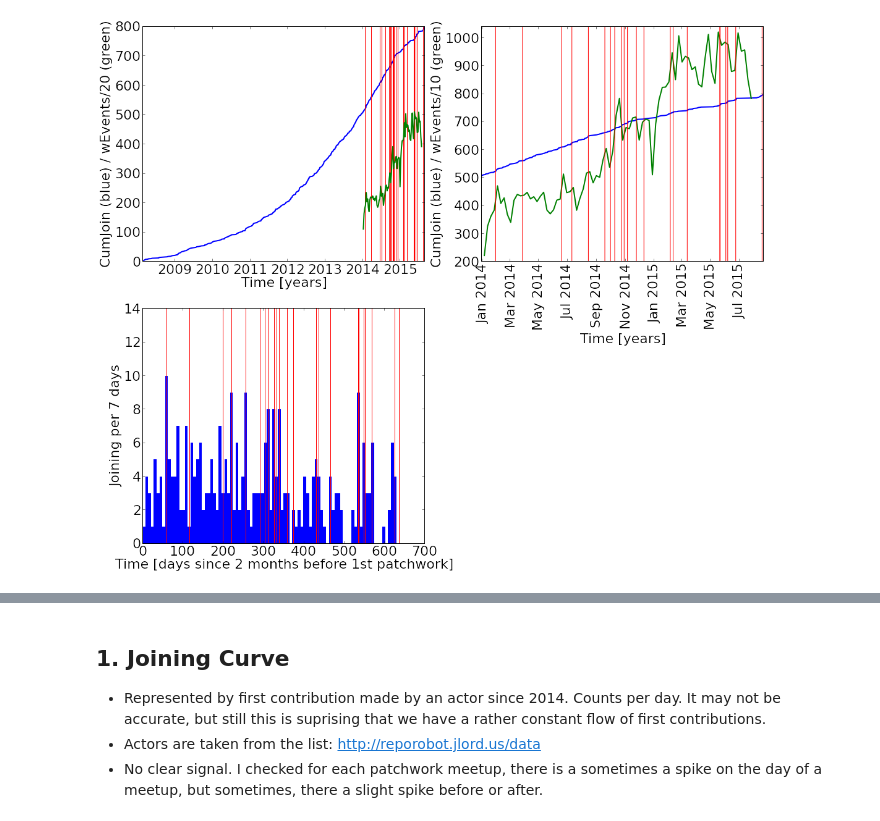
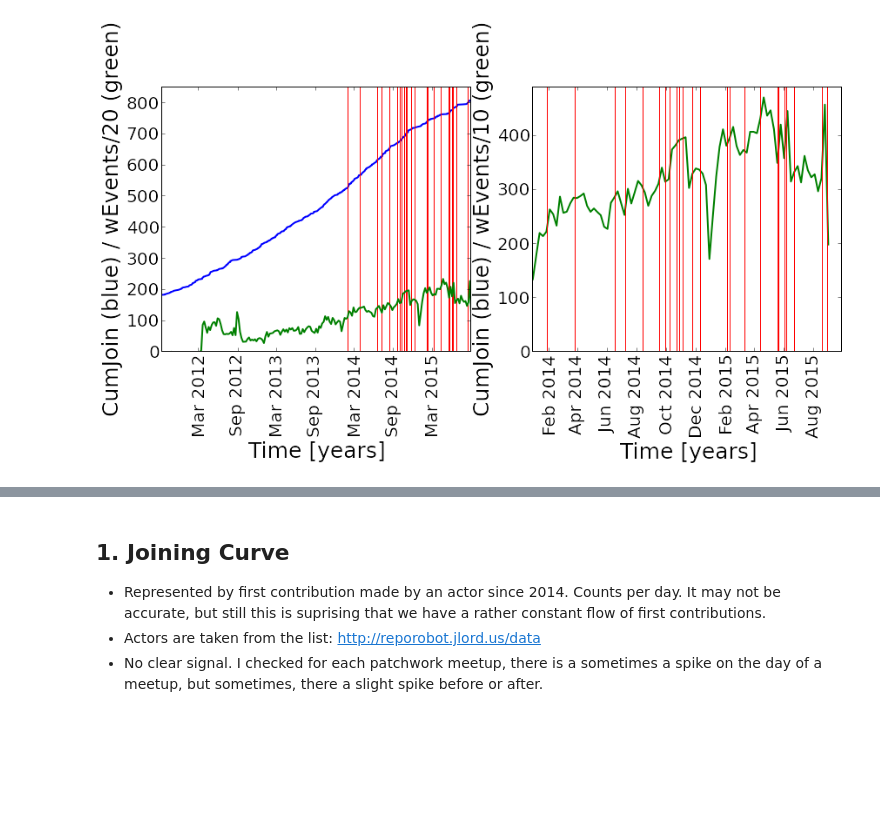
Before and after one commit to wazaahhh/patchwork, a Jupyter notebook: patchwork.ipynb, the cells around one changed output, grey strips where cells are left out. Drawn from its saved outputs; the diff is of its cells as text; code cells hidden in the pictures; blank space fills up the shorter version.

```diff
--- a/patchwork.ipynb
+++ b/patchwork.ipynb
@@ -19,7 +19,7 @@ from parseUserNames import *
 from analyze_patchwork import *
 from parseEvents import *
 
-matplotlib.rcParams.update({'font.size': 22,'legend.fontsize': 10})
+matplotlib.rcParams.update({'font.size': 18,'legend.fontsize': 10})
 #df,df2014,df2015,resampled = build_main_df()
 # %%
 dic = makeEventList()
@@ -50,11 +50,11 @@ pwDatesTS = np.array([time.mktime(datetime.timetuple(t)) for t in pwDates])/(24*
 
 H = np.histogram(jDatesTS,bins=dateBins)
 # %%
-pl.figure(1,(18,15))
+pl.figure(1,(14,12))
 pl.subplot(221)
 y = np.arange(1,len(jDates)+1)
 pl.plot(jDates,y,lw=2)
-y = range(0,800)
+y = range(0,850)
 for date in pwDates:
     pl.plot([date]*len(y),y,'r-',lw=1)
 
@@ -67,42 +67,49 @@ pl.plot(x,y/20.,'-',lw=2)
 pl.xlabel("Time [years]")
 pl.ylabel("Cumulative Joining")
 pl.ylabel("CumJoin (blue) / wEvents/20 (green)")
-#pl.xticks(rotation=90)
+pl.xticks(rotation=90)
+
+
+pl.xlim(xmin=x[0])
+pl.ylim(ymax=850)
 
 pl.subplot(222)
 #Joining Rate
 y = np.arange(1,len(jDates)+1)
 pl.plot(jDates,y,lw=2)
 
 #Count Events
 resol = "1W"
 x = df.user.resample(resol,how="count").index
 y = df.user.resample(resol,how="count").values
 pl.plot(x,y/10.,'-',lw=2)
 
 #Patchwork Events
 y = range(0,max(y)/10+20)
 for date in pwDates:
     pl.plot([date]*len(y),y,'r-',lw=1)
-    pl.xlim(xmin=pwDates[0]-timedelta(days=30))
-    pl.ylim(200,max(y))
+    pl.xlim(xmin=pwDates[0]-timedelta(days=30),xmax=pwDates[-1]+timedelta(days=30))
+    pl.ylim(0,max(y))
 
 pl.xlabel("Time [years]")
 pl.ylabel("CumJoin (blue) / wEvents/10 (green)")
 pl.xticks(rotation=90)
 
 
-pl.subplot(223)
-bar(H[1][:-1]-H[1][0],H[0],width=dayRes,lw=0)
-pl.xlabel("Time [days since 2 months before 1st patchwork]")
-pl.ylabel("Joining per %s days"%dayRes)
+#pl.subplot(223)
+#bar(H[1][:-1]-H[1][0],H[0],width=dayRes,lw=0)
+#pl.xlabel("Time [days since 2 months before 1st patchwork]")
+#pl.ylabel("Joining per %s days"%dayRes)
+
+
+
 
 y= range(0,15)
 for date in pwDates:
     pl.plot([pwDatesTS - H[1][0]]*len(y),y,'r-',lw=1)
 
 
-pl.xticks(rotation=0)
+pl.xticks(rotation=90)
 pl.savefig(figureDir + "cumulativeJoining.png")
 # %% [output]
-[figure, old version]
+[figure, new version]
```
Also changed, not shown: parts of 9 cells of this notebook, 5 other files.
